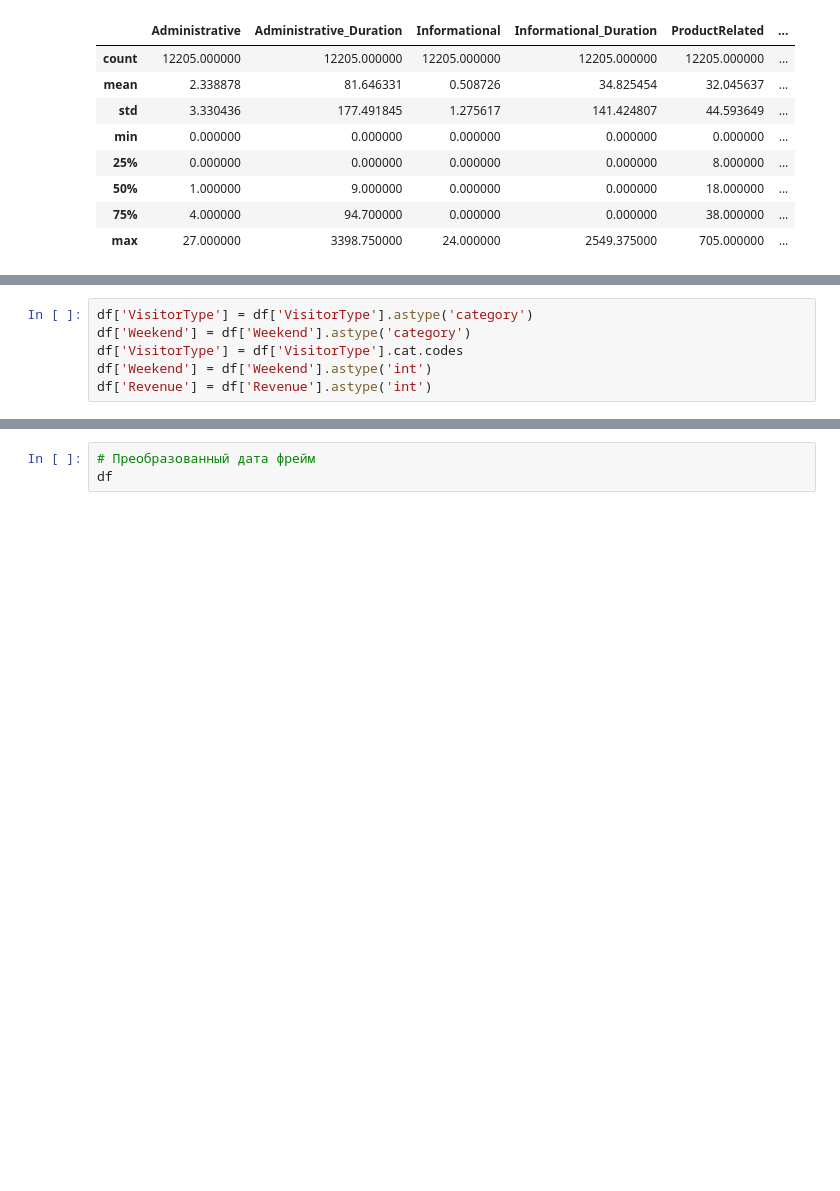
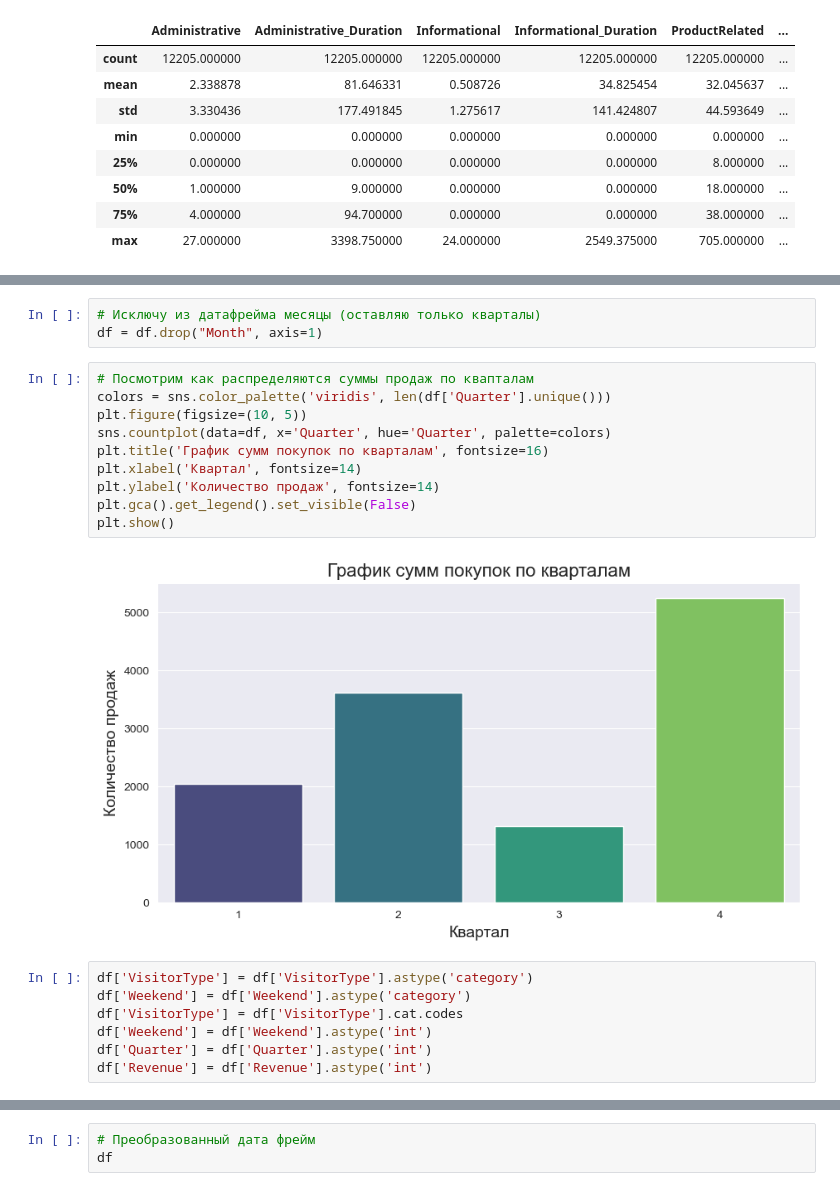
Before and after one commit to mr-Dmitri/BELHARD_DataScience_BaseLevel_DZ-4, a Jupyter notebook: DZ-4.ipynb, the cells around one changed output, grey strips where cells are left out. Saved outputs shown, nothing was run; the diff lists cells and outputs as text; blank space fills up the shorter version.

```diff
--- a/DZ-4.ipynb
+++ b/DZ-4.ipynb
@@ -138,6 +153,22 @@ df['Month'] = df['Month'].map({ 'Jan': 1, 'Feb': 2, 'Mar': 3, 'Apr': 4,
+# %%
+# Исключу из датафрейма месяцы (оставляю только кварталы)
+df = df.drop("Month", axis=1)
+# %%
+# Посмотрим как распределяются суммы продаж по квапталам
+colors = sns.color_palette('viridis', len(df['Quarter'].unique()))
+plt.figure(figsize=(10, 5))
+sns.countplot(data=df, x='Quarter', hue='Quarter', palette=colors)
+plt.title('График сумм покупок по кварталам', fontsize=16)
+plt.xlabel('Квартал', fontsize=14)
+plt.ylabel('Количество продаж', fontsize=14)
+plt.gca().get_legend().set_visible(False)
+plt.show()
+# %% [output]
+[figure, added]
 # %%
 df['VisitorType'] = df['VisitorType'].astype('category')
 df['Weekend'] = df['Weekend'].astype('category')
 df['VisitorType'] = df['VisitorType'].cat.codes
 df['Weekend'] = df['Weekend'].astype('int')
+df['Quarter'] = df['Quarter'].astype('int')
 df['Revenue'] = df['Revenue'].astype('int')
```
Also changed, not shown: parts of 28 cells of this notebook.
